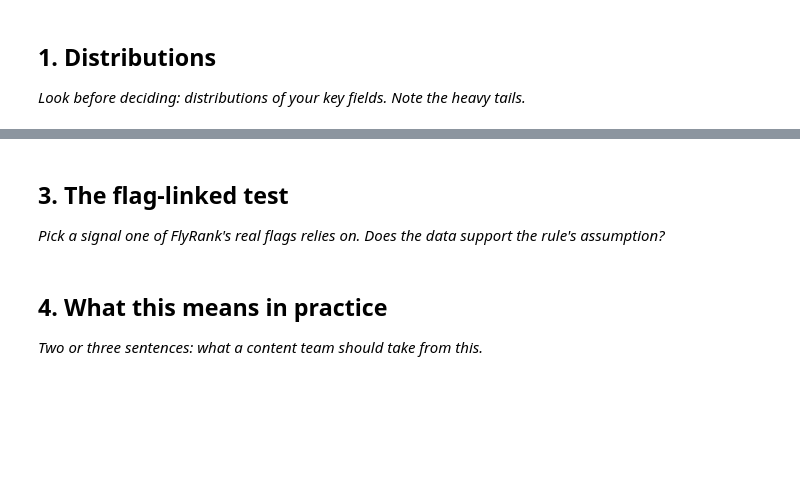
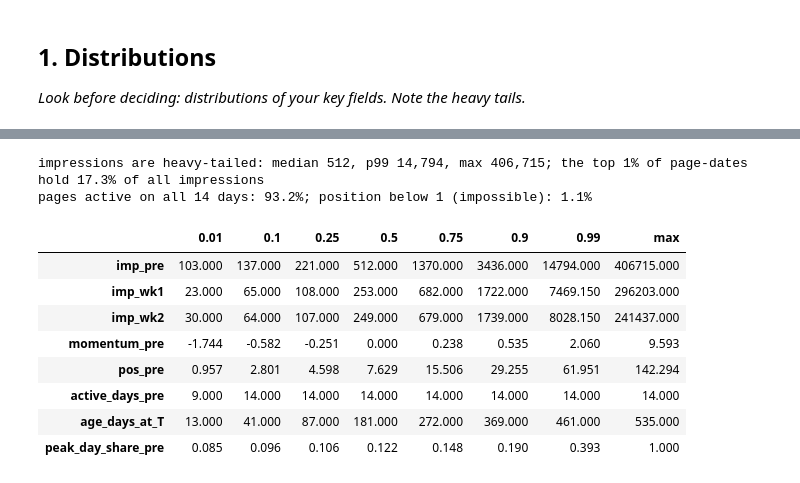
Before and after one commit to WingManOO7/ML-INTER, a Jupyter notebook: work/notebooks/w04_signal_audit.ipynb, the cells around one changed output, grey strips where cells are left out. Saved outputs shown, nothing was run; the diff lists cells and outputs as text; code cells hidden in the pictures; blank space fills up the shorter version.

```diff
--- a/work/notebooks/w04_signal_audit.ipynb
+++ b/work/notebooks/w04_signal_audit.ipynb
@@ -23,4 +73,0 @@ This skeleton is yours to fill. Work the sections **in order** — each one has
-# %% [markdown]
-## 3. The flag-linked test
-
-*Pick a signal one of FlyRank's real flags relies on. Does the data support the rule's assumption?*
@@ -30,4 +73,0 @@ This skeleton is yours to fill. Work the sections **in order** — each one has
-# %% [markdown]
-## 4. What this means in practice
-
-*Two or three sentences: what a content team should take from this.*
@@ -36,0 +74,22 @@ This skeleton is yours to fill. Work the sections **in order** — each one has
+# %%
+KEY = ['imp_pre', 'imp_wk1', 'imp_wk2', 'momentum_pre', 'pos_pre', 'active_days_pre', 'age_days_at_T', 'peak_day_share_pre']
+q = dev[KEY].quantile([0.01, 0.1, 0.25, 0.5, 0.75, 0.9, 0.99]).T
+q['max'] = dev[KEY].max()
+top1 = dev['imp_pre'].sort_values(ascending=False)
+share_top1 = top1.head(int(len(top1) * 0.01)).sum() / top1.sum()
+print(f'impressions are heavy-tailed: median {dev.imp_pre.median():,.0f}, p99 {dev.imp_pre.quantile(0.99):,.0f}, '
+      f'max {dev.imp_pre.max():,.0f}; the top 1% of page-dates hold {share_top1:.1%} of all impressions')
+print(f"pages active on all 14 days: {(dev.active_days_pre == 14).mean():.1%}; position below 1 (impossible): {(dev.pos_pre < 1).mean():.1%}\n")
+q.round(3)
+# %% [output]
+impressions are heavy-tailed: median 512, p99 14,794, max 406,715; the top 1% of page-dates hold 17.3% of all impressions
+pages active on all 14 days: 93.2%; position below 1 (impossible): 1.1%
+|  | 0.01 | 0.1 | 0.25 | 0.5 | 0.75 | 0.9 | 0.99 | max |
+| imp_pre | 103.000 | 137.000 | 221.000 | 512.000 | 1370.000 | 3436.000 | 14794.000 | 406715.000 |
+| imp_wk1 | 23.000 | 65.000 | 108.000 | 253.000 | 682.000 | 1722.000 | 7469.150 | 296203.000 |
+| imp_wk2 | 30.000 | 64.000 | 107.000 | 249.000 | 679.000 | 1739.000 | 8028.150 | 241437.000 |
+| momentum_pre | -1.744 | -0.582 | -0.251 | 0.000 | 0.238 | 0.535 | 2.060 | 9.593 |
+| pos_pre | 0.957 | 2.801 | 4.598 | 7.629 | 15.506 | 29.255 | 61.951 | 142.294 |
+| active_days_pre | 9.000 | 14.000 | 14.000 | 14.000 | 14.000 | 14.000 | 14.000 | 14.000 |
+| age_days_at_T | 13.000 | 41.000 | 87.000 | 181.000 | 272.000 | 369.000 | 461.000 | 535.000 |
+| peak_day_share_pre | 0.085 | 0.096 | 0.106 | 0.122 | 0.148 | 0.190 | 0.393 | 1.000 |
```
Also changed, not shown: parts of 18 cells of this notebook, 4 other files.
